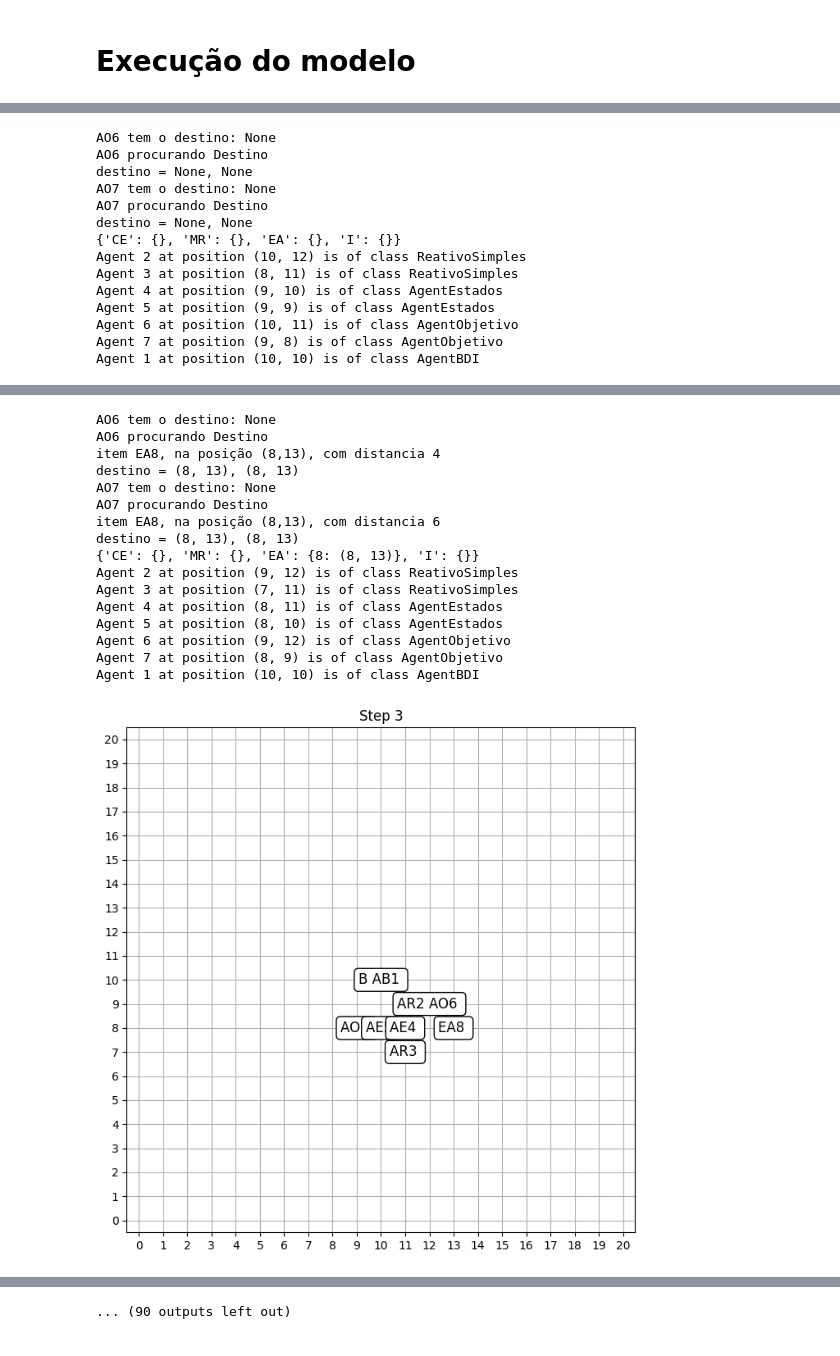
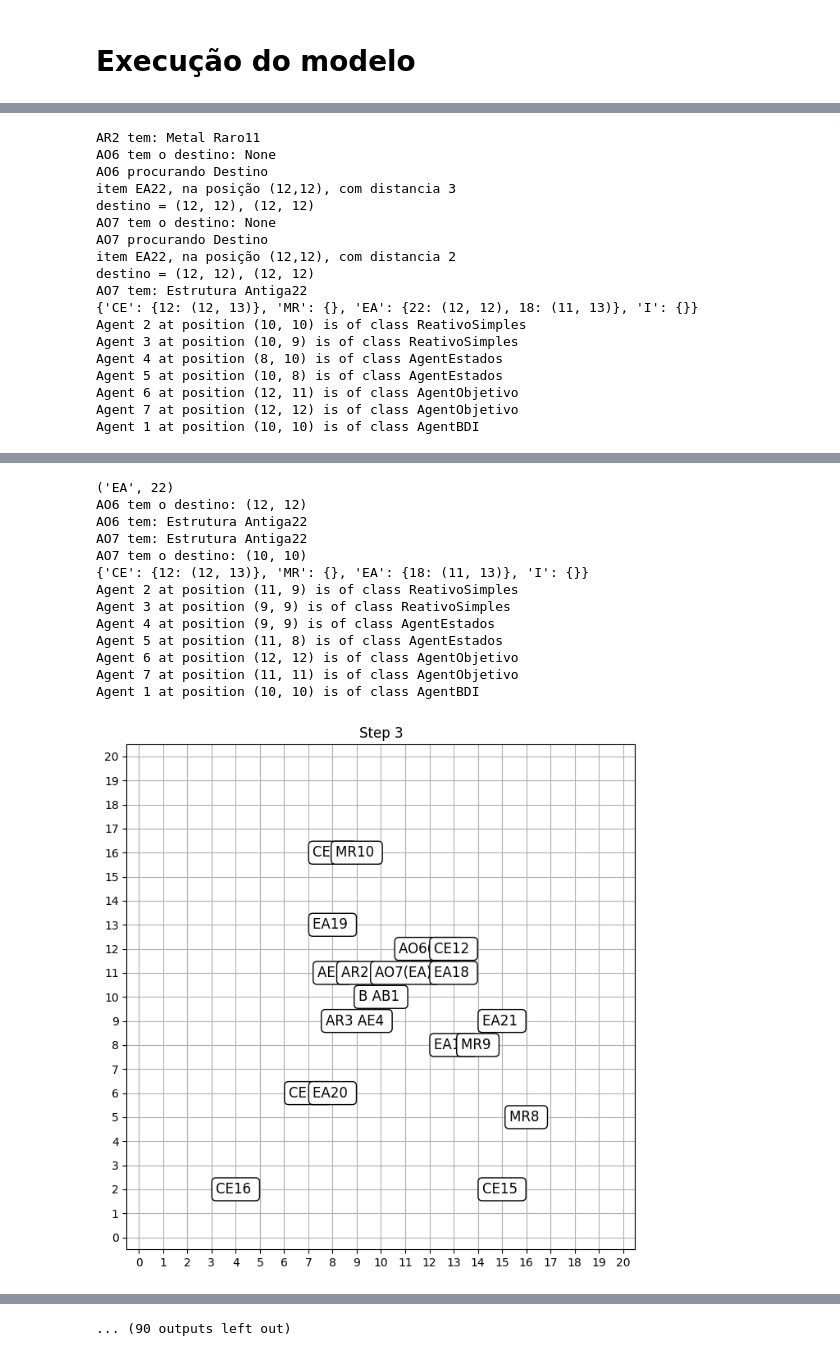
Before and after one commit to luisEscm/trabalho_1_IA, a Jupyter notebook: Projeto/trabalho_agents.ipynb, the cells around one changed output, grey strips where cells are left out. Cells and saved outputs as stored; diff of their text form; code cells hidden in the pictures.

Commit message:
alteração para Agente objetivo chamar ajuda

```diff
--- a/Projeto/trabalho_agents.ipynb
+++ b/Projeto/trabalho_agents.ipynb
@@ -187,6 +187,19 @@ class AgentObjetivo(Agent):
                 break
         return item, passo_
 
+    def chamar(self, pos, destino_info):
+        if (self.destino_info is None or self.destino_info[0] == 'EA') and self.destino != pos:
+            self.destino == pos
+            self.destino_info = destino_info
+
+    def chamar_ajuda(self):
+        for agent in self.model.schedule.agents:
+            if isinstance(agent, AgentObjetivo): #TODO considerar se deve chamar o agente cooperativo
+                info = (self.item.nome, str(self.item.unique_id))
+                agent.chamar(self.pos, info)
+                if agent.destino == self.pos:
+                    break
+
     def atualizar_destino(self): # procura um novo recurso se souber de um
         agent_bdi = self.model.agent_bdi
         recursos = agent_bdi.recursos
@@ -196,7 +209,7 @@ class AgentObjetivo(Agent):
         self.destino = None
         lista_itens = ['MR', 'CE', 'EA', 'I']
         for item_type in lista_itens:
-            if min_dist != None and key == 'EA':
+            if min_dist != None and item_type == 'EA':
                 print("saiu antes")
                 continue
             itens = recursos[item_type]
@@ -222,7 +235,10 @@ class AgentObjetivo(Agent):
         #andando em dupla
         if self.has_item and self.item.type == "Estrutura Antiga":
             if len(self.item.carregado_por) < 2: # se estiver carregando sosinho ele não se move
-                # self.chamar_ajuda()   # possibilidade fazer este código
+                for agent in self.model.schedule.agents: #TODO verificar se faz sentido
+                    if isinstance(agent, AgentObjetivo) and agent.destino == self.pos:
+                        return
+                self.chamar_ajuda()
                 return
 
             carregadores = self.item.carregado_por
@@ -716,7 +732,7 @@ def visualize_model(model, step_number, fig_width=10, fig_height=10):
     plt.figure(figsize=(fig_width, fig_height))
     for x in range(model.grid.width):
         for y in range(model.grid.height):
-            plt.text(y, x, grid[x, y], ha='center', va='center', color='black', fontsize=12,
+            plt.text(y, x, grid[x, y], ha='center', va='center', color='black', fontsize=10,
                      bbox=dict(facecolor='white', edgecolor='black', boxstyle='round,pad=0.3'))
     plt.xlim(-0.5, model.grid.width - 0.5)
     plt.ylim(-0.5, model.grid.height - 0.5)
@@ -732,9 +748,9 @@ def visualize_model(model, step_number, fig_width=10, fig_height=10):
 num_agents = 2
 width = 21
 height = 21
-cristais_pos = []#[(11,13), (13,8), (6,8), (9,15), (12,12)]
-metais_pos = []#[(5,16), (8,14), (16,9), (9,9)]
-estruturas_old_pos = [(8,13)]
+cristais_pos = [(12,13), (16,8), (6,7), (2,15), (2,4)]
+metais_pos = [(5,16), (8,14), (16,9), (9,9)]
+estruturas_old_pos = [(8,13), (11,13), (13,8), (6,8), (9,15), (12,12)]
 num_steps = 50
 base = (10, 10)
 
@@ -781,14 +798,18 @@ Agent 1 at position (10, 10) is of class AgentBDI
+AR2 tem: Metal Raro11
 AO6 tem o destino: None
 AO6 procurando Destino
-destino = None, None
+item EA22, na posição (12,12), com distancia 3
+destino = (12, 12), (12, 12)
 AO7 tem o destino: None
 AO7 procurando Destino
-destino = None, None
-{'CE': {}, 'MR': {}, 'EA': {}, 'I': {}}
-Agent 2 at position (10, 12) is of class ReativoSimples
-Agent 3 at position (8, 11) is of class ReativoSimples
-Agent 4 at position (9, 10) is of class AgentEstados
-Agent 5 at position (9, 9) is of class AgentEstados
-Agent 6 at position (10, 11) is of class AgentObjetivo
-Agent 7 at position (9, 8) is of class AgentObjetivo
+item EA22, na posição (12,12), com distancia 2
+destino = (12, 12), (12, 12)
+AO7 tem: Estrutura Antiga22
+{'CE': {12: (12, 13)}, 'MR': {}, 'EA': {22: (12, 12), 18: (11, 13)}, 'I': {}}
+Agent 2 at position (10, 10) is of class ReativoSimples
+Agent 3 at position (10, 9) is of class ReativoSimples
+Agent 4 at position (8, 10) is of class AgentEstados
+Agent 5 at position (10, 8) is of class AgentEstados
+Agent 6 at position (12, 11) is of class AgentObjetivo
+Agent 7 at position (12, 12) is of class AgentObjetivo
 Agent 1 at position (10, 10) is of class AgentBDI
@@ -796,17 +817,14 @@ Agent 1 at position (10, 10) is of class AgentBDI
-AO6 tem o destino: None
-AO6 procurando Destino
-item EA8, na posição (8,13), com distancia 4
-destino = (8, 13), (8, 13)
-AO7 tem o destino: None
-AO7 procurando Destino
-item EA8, na posição (8,13), com distancia 6
-destino = (8, 13), (8, 13)
-{'CE': {}, 'MR': {}, 'EA': {8: (8, 13)}, 'I': {}}
-Agent 2 at position (9, 12) is of class ReativoSimples
-Agent 3 at position (7, 11) is of class ReativoSimples
-Agent 4 at position (8, 11) is of class AgentEstados
-Agent 5 at position (8, 10) is of class AgentEstados
-Agent 6 at position (9, 12) is of class AgentObjetivo
-Agent 7 at position (8, 9) is of class AgentObjetivo
+('EA', 22)
+AO6 tem o destino: (12, 12)
+AO6 tem: Estrutura Antiga22
+AO7 tem: Estrutura Antiga22
+AO7 tem o destino: (10, 10)
+{'CE': {12: (12, 13)}, 'MR': {}, 'EA': {18: (11, 13)}, 'I': {}}
+Agent 2 at position (11, 9) is of class ReativoSimples
+Agent 3 at position (9, 9) is of class ReativoSimples
+Agent 4 at position (9, 9) is of class AgentEstados
+Agent 5 at position (11, 8) is of class AgentEstados
+Agent 6 at position (12, 12) is of class AgentObjetivo
+Agent 7 at position (11, 11) is of class AgentObjetivo
 Agent 1 at position (10, 10) is of class AgentBDI
-[figure, old version]
+[figure, new version]
```
Also changed, not shown: parts of 2 cells of this notebook.
